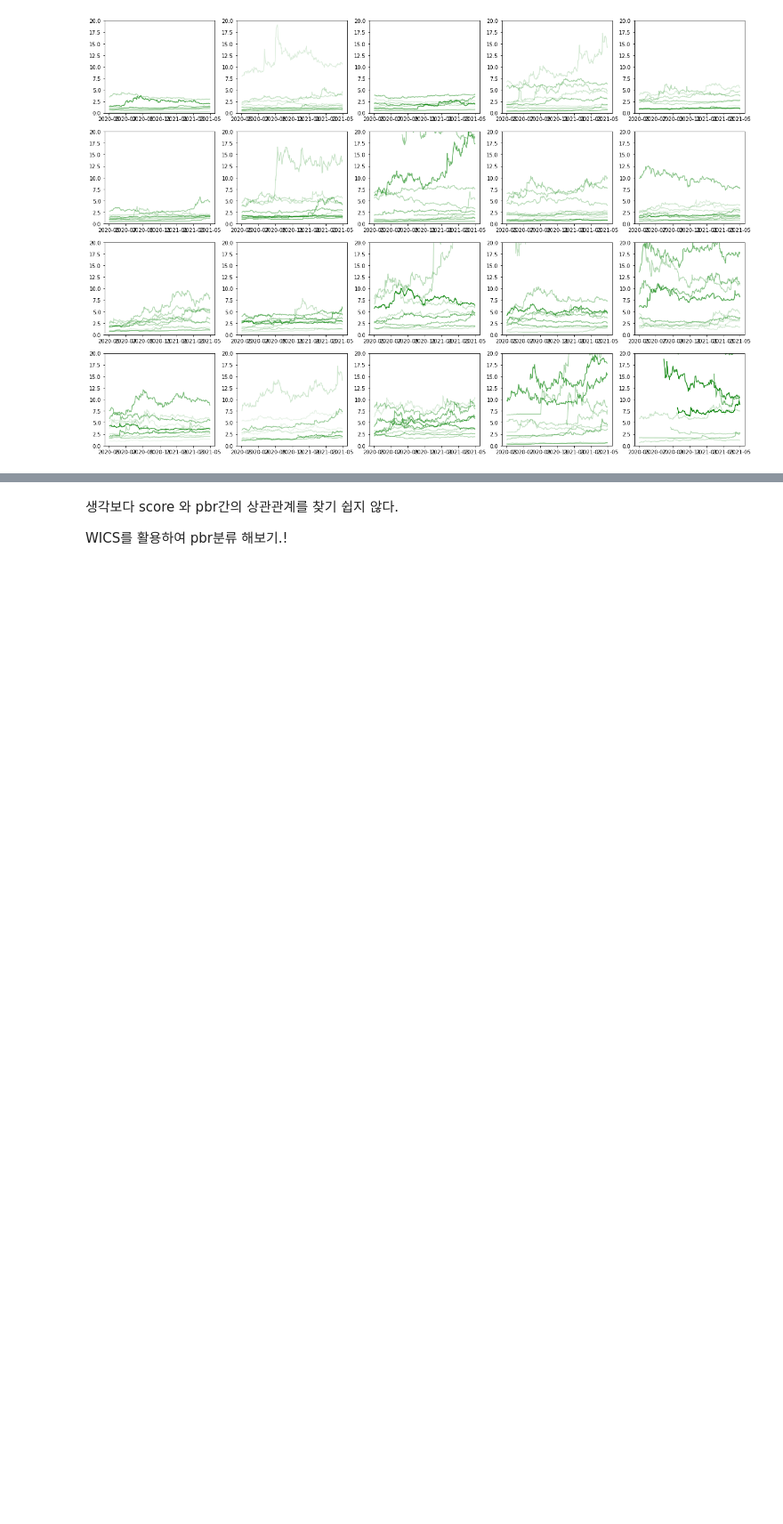
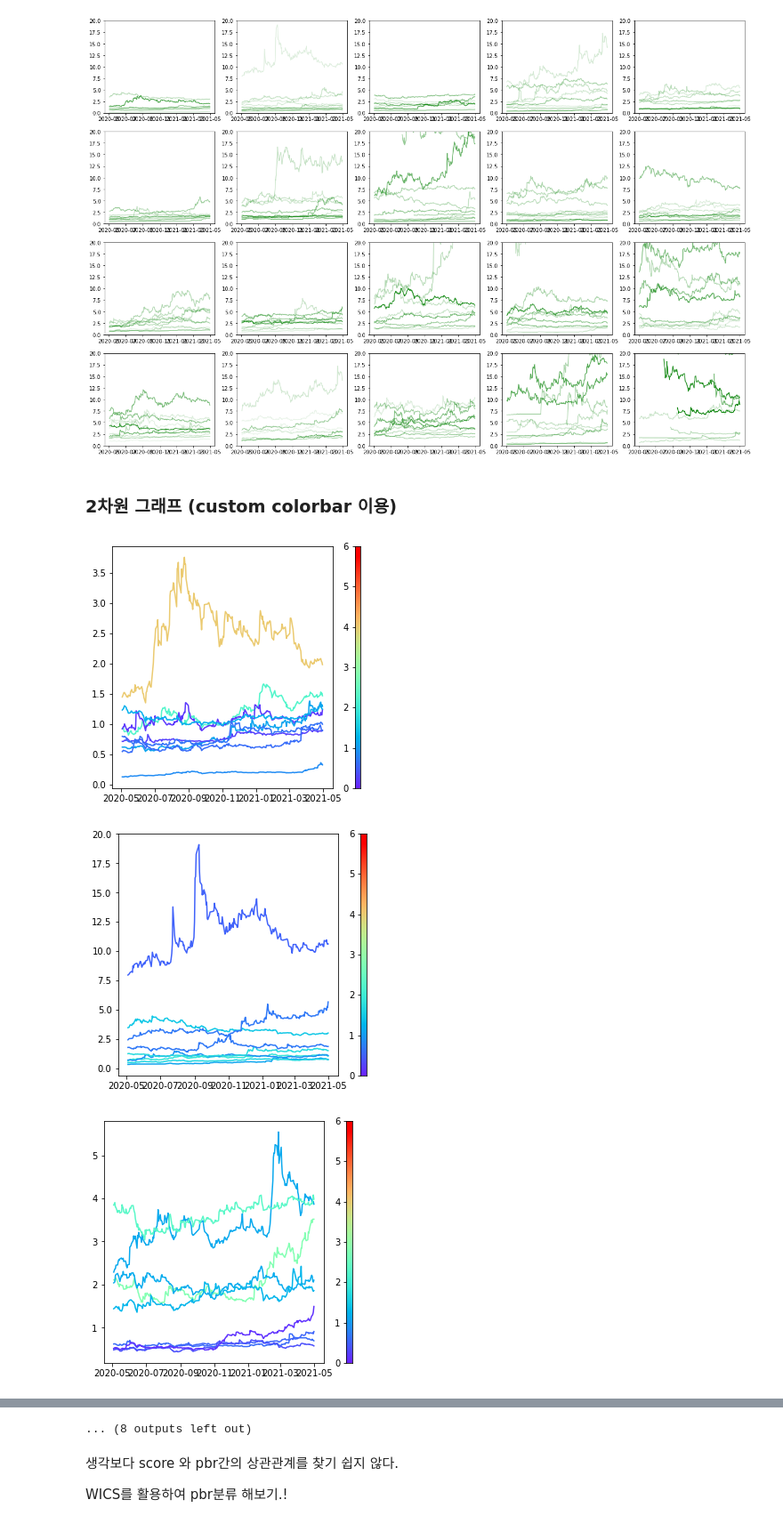
Before and after one commit to GNuSeekK/Quant, a Jupyter notebook: 퀀트기반_추천주_프로그램.ipynb, the cells around one changed output, grey strips where cells are left out. Shown at 89% size. Cells and saved outputs as stored; diff of their text form; code cells hidden in the pictures; blank space fills up the shorter version.

```diff
--- a/퀀트기반_추천주_프로그램.ipynb
+++ b/퀀트기반_추천주_프로그램.ipynb
@@ -937,3 +972,22 @@ for i in range(0,20):
 plt.show()
 # %% [output]
 [figure]
+# %% [markdown]
+### 2차원 그래프 (custom colorbar 이용)
+# %%
+num_slice = 20
+columns = df.columns.tolist()
+x = df.index.tolist()
+
+slicing = int(len(df.columns) / num_slice)
+
+for i in range(0,num_slice):
+    ax = custom_colorbargraph(0,6)
+    for code in columns[slicing*i:slicing*(i+1)]:
+        y = df[code]
+        plt.plot(x,y, c = color_find(0,6,normalized_df['score'][code]))
+    plt.show()
+# %% [output]
+[figure, added]
+[figure, added]
+[figure, added]
@@ -940,3 +1003,4 @@ plt.show()
+... (8 outputs left out)
 # %% [markdown]
 생각보다 score 와 pbr간의 상관관계를 찾기 쉽지 않다.
 
```
Also changed, not shown: parts of 21 cells of this notebook.
